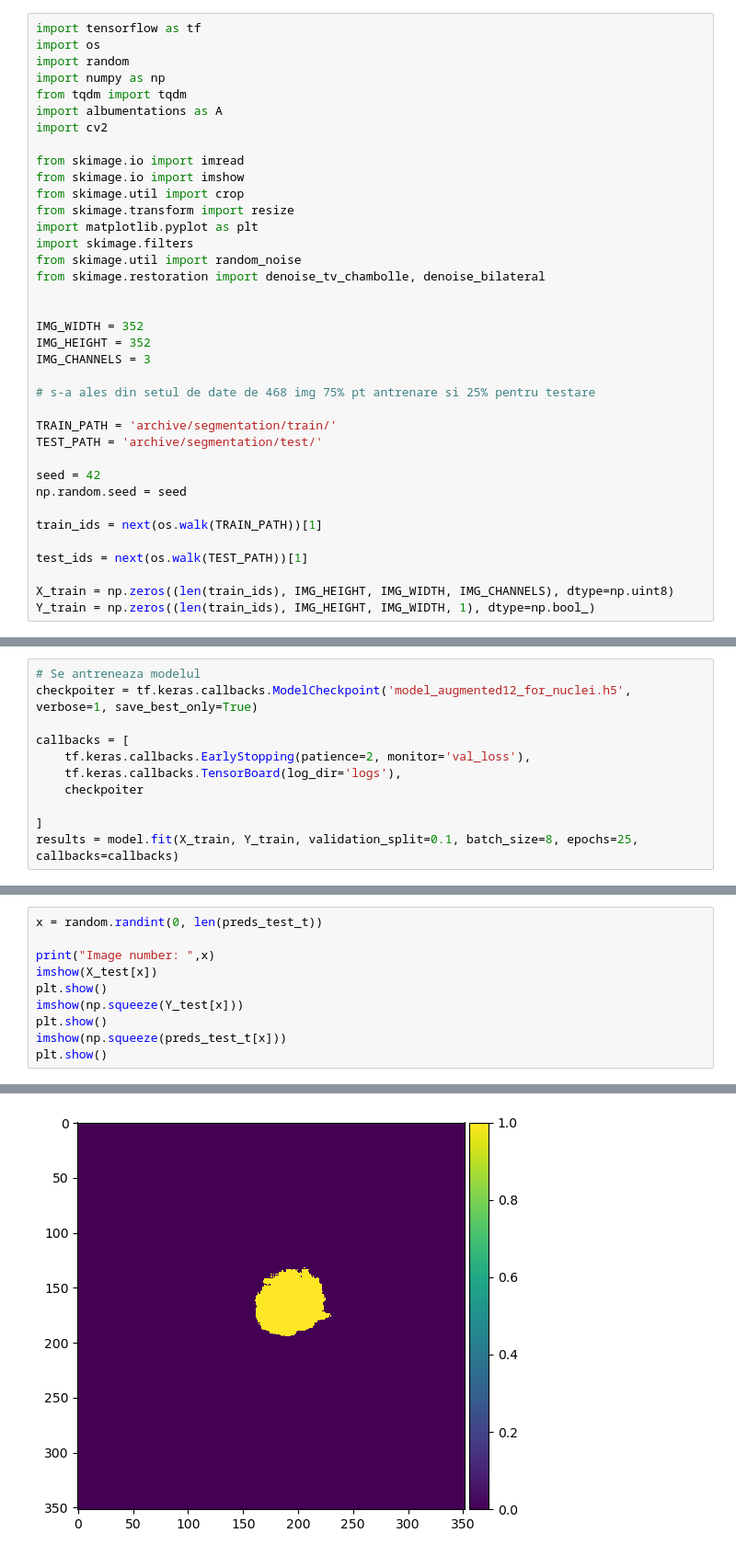
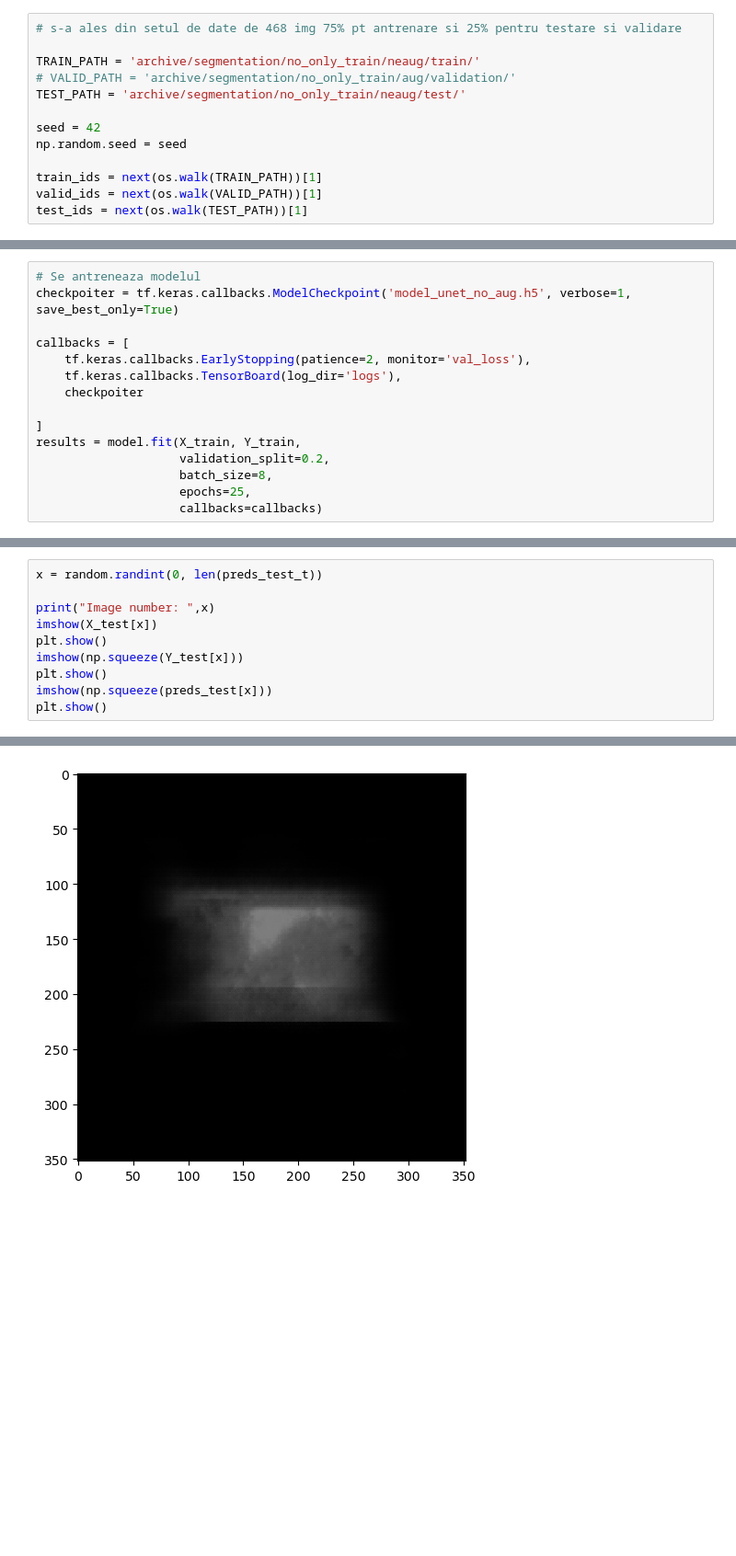
Before and after one commit to LaraTaras/Disertatie_, a Jupyter notebook: jupyternotebook/Unet Model.ipynb, the cells around one changed output, grey strips where cells are left out. Shown at 92% size. Saved outputs shown, nothing was run; the diff lists cells and outputs as text; blank space fills up the shorter version.

```diff
--- a/jupyternotebook/Unet Model.ipynb
+++ b/jupyternotebook/Unet Model.ipynb
@@ -1,37 +40,13 @@
 # %%
-import tensorflow as tf
-import os
-import random
-import numpy as np
-from tqdm import tqdm
-import albumentations as A
-import cv2
+# s-a ales din setul de date de 468 img 75% pt antrenare si 25% pentru testare si validare
 
-from skimage.io import imread
-from skimage.io import imshow
-from skimage.util import crop
-from skimage.transform import resize
-import matplotlib.pyplot as plt
-import skimage.filters
-from skimage.util import random_noise
-from skimage.restoration import denoise_tv_chambolle, denoise_bilateral
-
-
-IMG_WIDTH = 352
-IMG_HEIGHT = 352
-IMG_CHANNELS = 3
-
-# s-a ales din setul de date de 468 img 75% pt antrenare si 25% pentru testare
-
-TRAIN_PATH = 'archive/segmentation/train/'
-TEST_PATH = 'archive/segmentation/test/'
+TRAIN_PATH = 'archive/segmentation/no_only_train/neaug/train/'
+# VALID_PATH = 'archive/segmentation/no_only_train/aug/validation/'
+TEST_PATH = 'archive/segmentation/no_only_train/neaug/test/'
 
 seed = 42
 np.random.seed = seed
 
 train_ids = next(os.walk(TRAIN_PATH))[1]
-
+valid_ids = next(os.walk(VALID_PATH))[1]
 test_ids = next(os.walk(TEST_PATH))[1]
-
-X_train = np.zeros((len(train_ids), IMG_HEIGHT, IMG_WIDTH, IMG_CHANNELS), dtype=np.uint8)
-Y_train = np.zeros((len(train_ids), IMG_HEIGHT, IMG_WIDTH, 1), dtype=np.bool_)
@@ -182,6 +237,6 @@ ________________________________________________________________________________
 # %%
 # Se antreneaza modelul
-checkpoiter = tf.keras.callbacks.ModelCheckpoint('model_augmented12_for_nuclei.h5', verbose=1, save_best_only=True)
+checkpoiter = tf.keras.callbacks.ModelCheckpoint('model_unet_no_aug.h5', verbose=1, save_best_only=True)
 
 callbacks = [
     tf.keras.callbacks.EarlyStopping(patience=2, monitor='val_loss'),
@@ -189,6 +244,10 @@ callbacks = [
     checkpoiter
 
 ]
-results = model.fit(X_train, Y_train, validation_split=0.1, batch_size=8, epochs=25, callbacks=callbacks)
+results = model.fit(X_train, Y_train,
+                    validation_split=0.2,
+                    batch_size=8,
+                    epochs=25,
+                    callbacks=callbacks)
 # %% [output]
 Epoch 1/25
@@ -232,6 +332,6 @@ imshow(X_test[x])
 plt.show()
 imshow(np.squeeze(Y_test[x]))
 plt.show()
-imshow(np.squeeze(preds_test_t[x]))
+imshow(np.squeeze(preds_test[x]))
 plt.show()
 # %% [output]
@@ -241 +341 @@ Image number:  68
-[figure, old version]
+[figure, new version]
```
Also changed, not shown: parts of 30 cells of this notebook, 2 other files.
